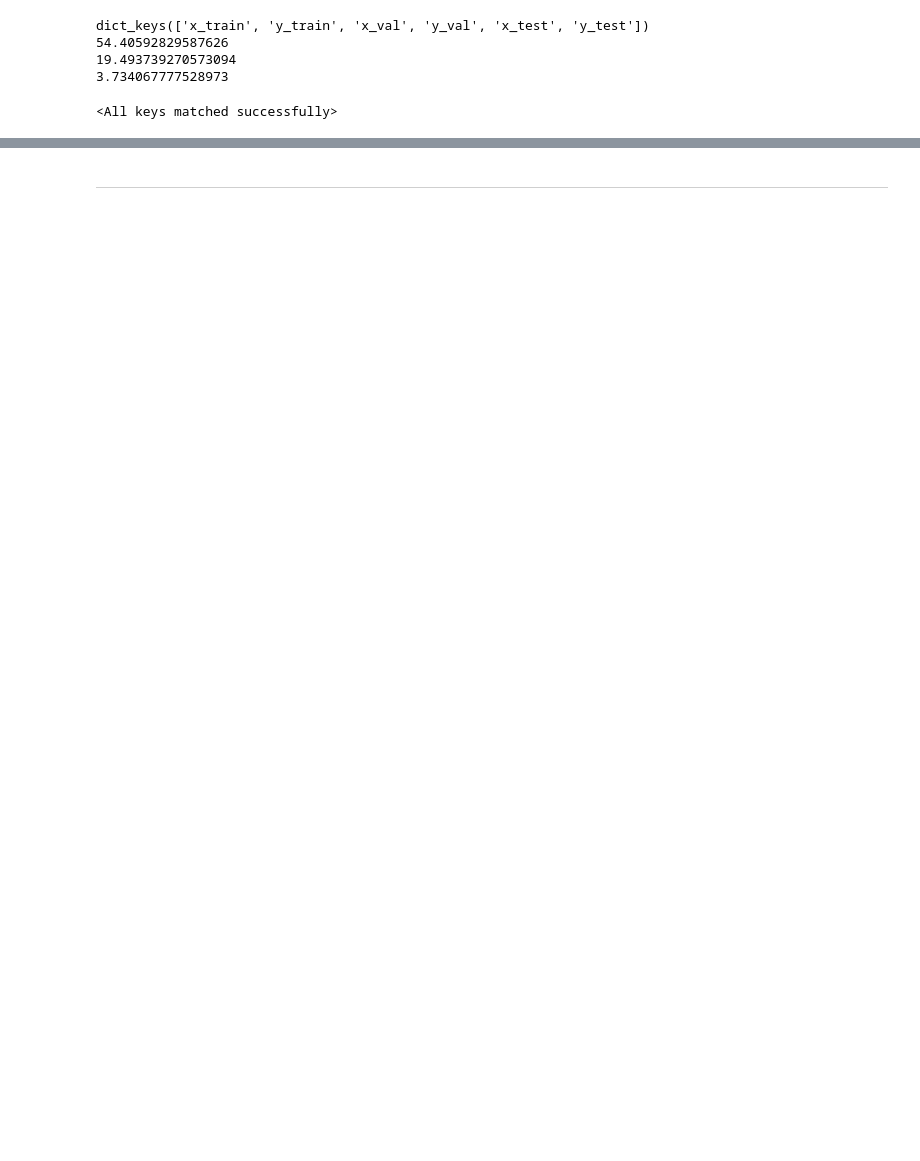
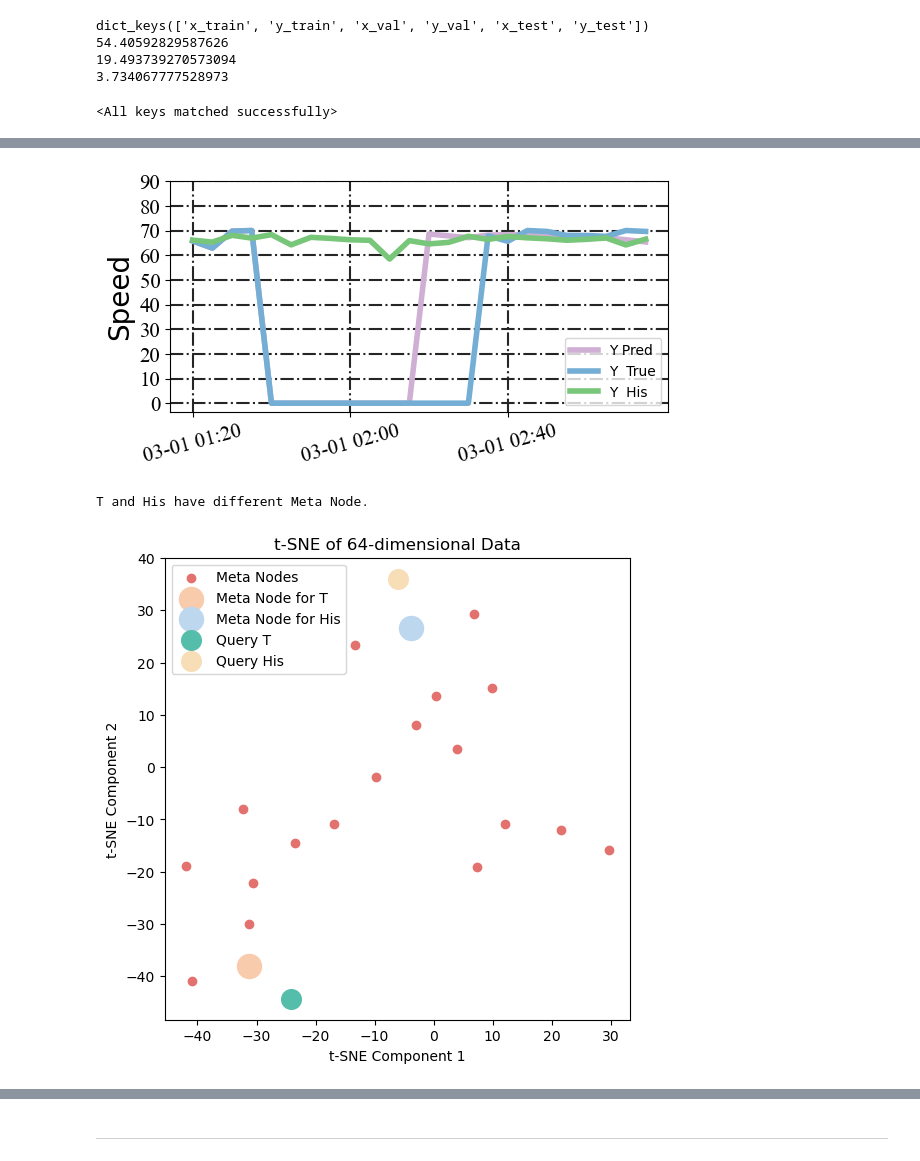
Before and after one commit to deepkashiwa20/CL-Traff, a Jupyter notebook: draw_case_LA.ipynb, the cells around one changed output, grey strips where cells are left out. Drawn from its saved outputs; the diff is of its cells as text; code cells hidden in the pictures; blank space fills up the shorter version.

```diff
--- a/draw_case_LA.ipynb
+++ b/draw_case_LA.ipynb
@@ -291,5 +295,9 @@ T and His share the same Meta Node.
 # %%
-# node_index=11
-# time_index=28
-# draw_all(time_index,node_index,data,model,scaler)
+node_index=11
+time_index=28
+draw_all(time_index,node_index,data,model,scaler)
+# %% [output]
+[figure, added]
+T and His have different Meta Node.
+[figure, added]
 # %%
```
Also changed, not shown: parts of 8 cells of this notebook, 6 other files.
